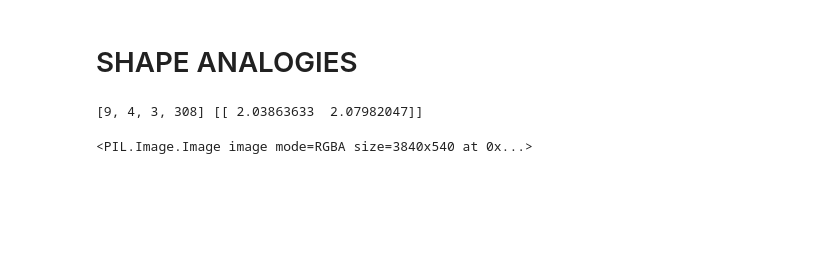
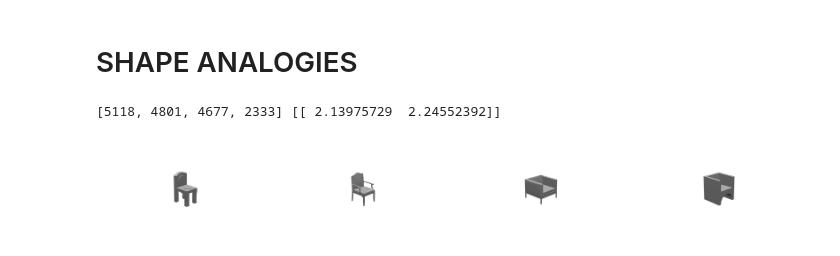
Before and after one commit to optas/tf_lab, a Jupyter notebook: notebooks/panos/nips/applications/vector_arithmetic.ipynb, the cells around one changed output. Cells and saved outputs as stored; diff of their text form; code cells hidden in the pictures; blank space fills up the shorter version.

```diff
--- a/notebooks/panos/nips/applications/vector_arithmetic.ipynb
+++ b/notebooks/panos/nips/applications/vector_arithmetic.ipynb
@@ -157,30 +156,30 @@ for i in range(n_interpolants+2):
 # SHAPE ANALOGIES
 # %%
 _, latent_emb, _ = latent_embedding_of_entire_dataset(train_data, ae, conf)
-nn = NearestNeighbors(n_neighbors=2).fit(latent_emb)
+nn1 = NearestNeighbors(n_neighbors=2).fit(latent_emb)
 # %%
-# id1 = np.random.randint(0, n_objects)
-# id2 = np.random.randint(0, n_objects)
-# id3 = np.random.randint(0, n_objects)
+id1 = np.random.randint(0, n_objects)
+id2 = np.random.randint(0, n_objects)
+id3 = np.random.randint(0, n_objects)
 
-triplet = [9, 4, 3]
+triplet = [id1, id2, id3]
 
 diff = latent_emb[triplet[0]] - latent_emb[triplet[1]]
 
 target = latent_emb[triplet[2]] + diff
 
 distance, index = nn.kneighbors(target.reshape(1, -1))
 
-triplet.append(index[0][1])
+triplet.append(index[0][0])
 print triplet, distance
 
 top_image_dir = '/orions4-zfs/projects/lins2/Panos_Space/DATA/Meshes/Shape_Net_Core/2015_Summer_OUT/Images/' + syn_id
 image_setting = 'image_p020_t315_r005.png'
 triplet_im_files = [osp.join(top_image_dir, i, image_setting) for i in full_model_names[triplet]]
 
 stack_images_horizontally(triplet_im_files)
 # stack_images_in_square_grid(triplet_im_files)
 # stack_images_horizontally_2(triplet_im_files)
 # %% [output]
-[9, 4, 3, 308] [[ 2.03863633  2.07982047]]
+[5118, 4801, 4677, 2333] [[ 2.13975729  2.24552392]]
-<PIL.Image.Image image mode=RGBA size=3840x540 at 0x...>
+[figure, added]
```
Also changed, not shown: parts of 3 cells of this notebook, 2 other files.
